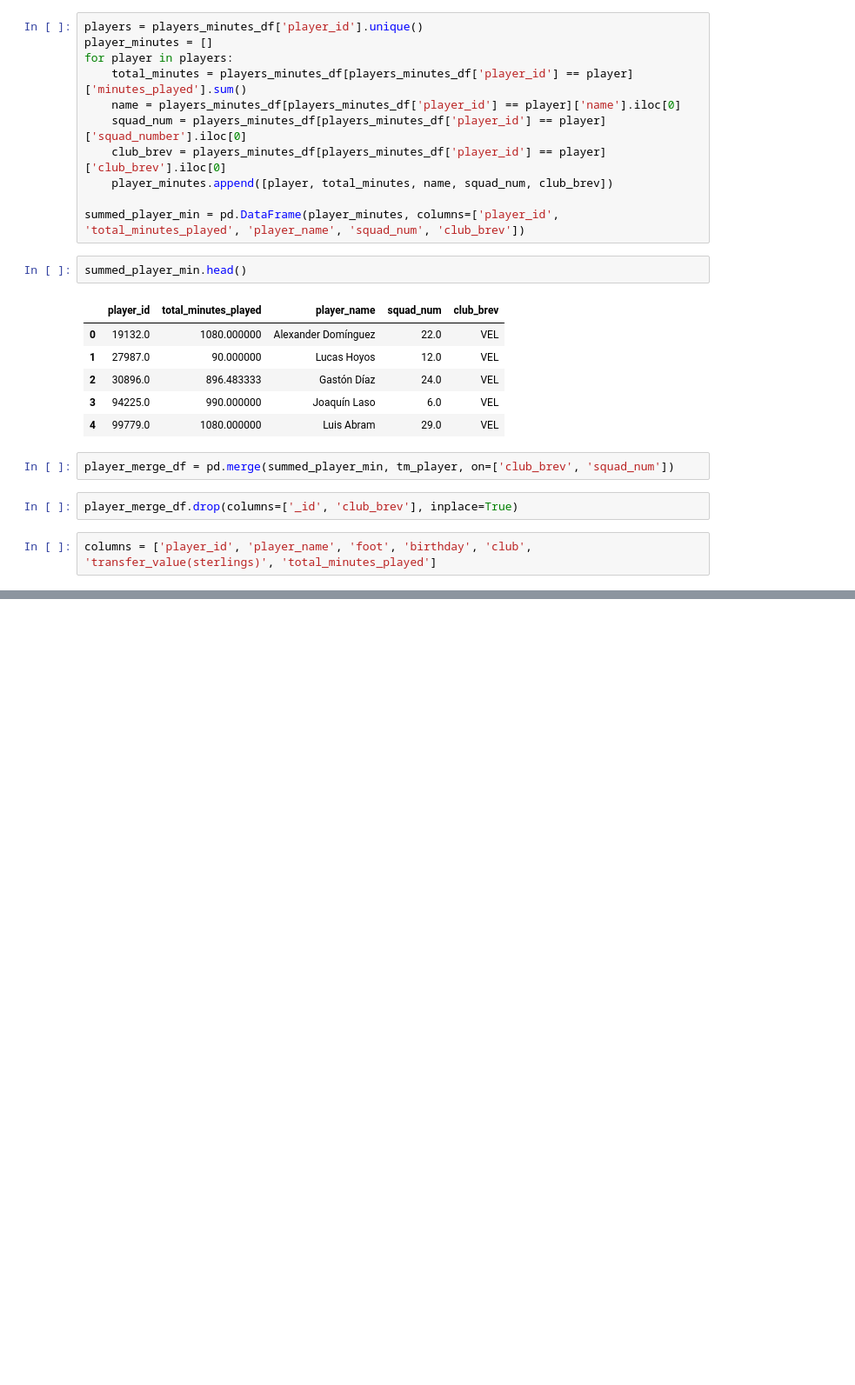
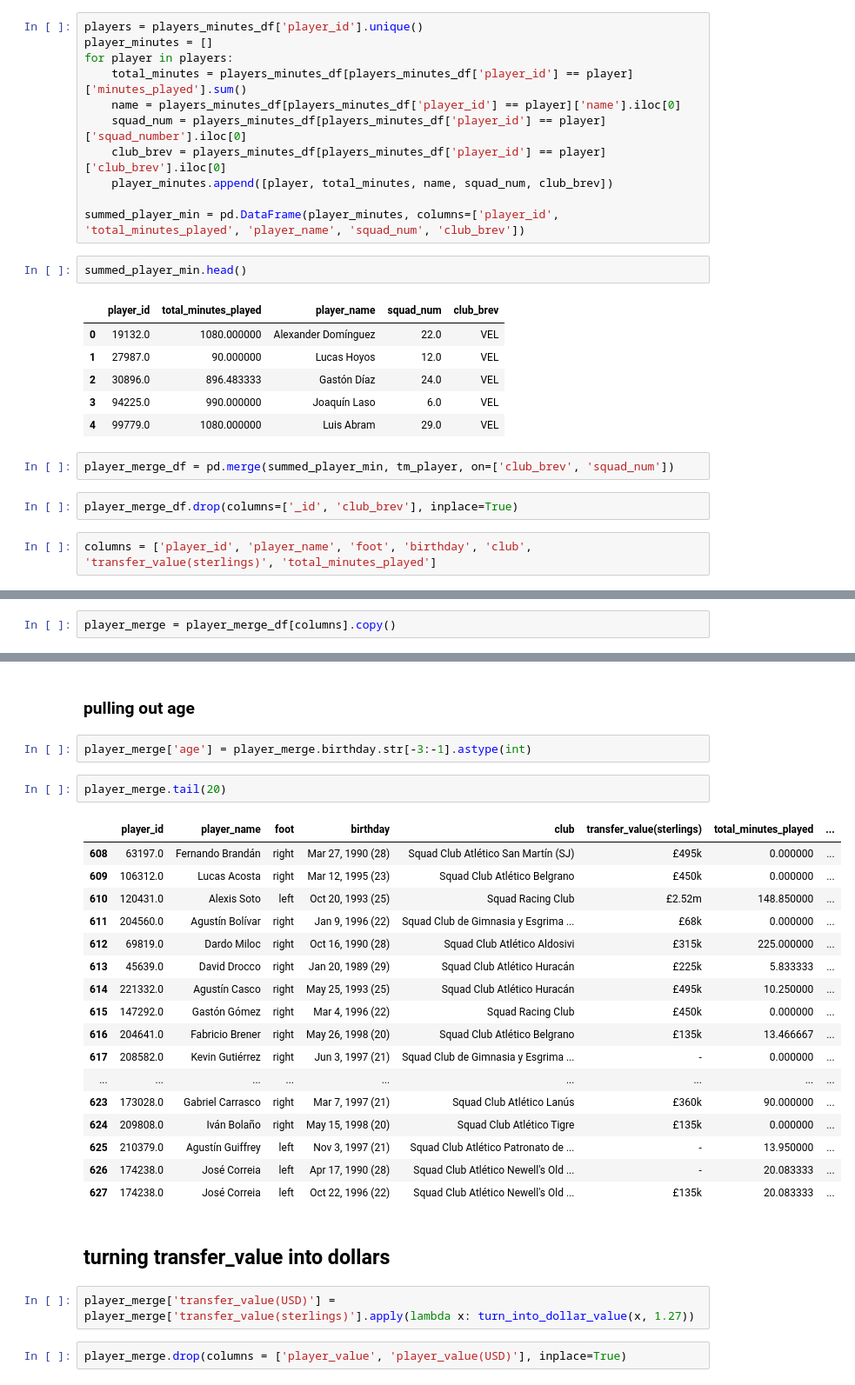
Before and after one commit to d-v-dlee/super_liga_xg, a Jupyter notebook: mongo_player_dec.ipynb, the cells around one changed output, grey strips where cells are left out. Shown at 87% size. Saved outputs shown, nothing was run; the diff lists cells and outputs as text; blank space fills up the shorter version.

Commit message:
write turn_into_dollar_value function, use it in notebook to create new dataframe

```diff
--- a/mongo_player_dec.ipynb
+++ b/mongo_player_dec.ipynb
@@ -246,0 +226,2 @@ player_merge_df[columns]
+# %%
+player_merge = player_merge_df[columns].copy()
@@ -246,0 +237,30 @@ player_merge_df[columns]
+# %% [markdown]
+### pulling out age
+# %%
+player_merge['age'] = player_merge.birthday.str[-3:-1].astype(int)
+# %%
+player_merge.tail(20)
+# %% [output]
+|  | player_id | player_name | foot | birthday | club | transfer_value(sterlings) | total_minutes_played | ... |
+| 608 | 63197.0 | Fernando Brandán | right | Mar 27, 1990 (28) | Squad Club Atlético San Martín (SJ) | £495k | 0.000000 | ... |
+| 609 | 106312.0 | Lucas Acosta | right | Mar 12, 1995 (23) | Squad Club Atlético Belgrano | £450k | 0.000000 | ... |
+| 610 | 120431.0 | Alexis Soto | left | Oct 20, 1993 (25) | Squad Racing Club | £2.52m | 148.850000 | ... |
+| 611 | 204560.0 | Agustín Bolívar | right | Jan 9, 1996 (22) | Squad Club de Gimnasia y Esgrima ... | £68k | 0.000000 | ... |
+| 612 | 69819.0 | Dardo Miloc | right | Oct 16, 1990 (28) | Squad Club Atlético Aldosivi | £315k | 225.000000 | ... |
+| 613 | 45639.0 | David Drocco | right | Jan 20, 1989 (29) | Squad Club Atlético Huracán | £225k | 5.833333 | ... |
+| 614 | 221332.0 | Agustín Casco | right | May 25, 1993 (25) | Squad Club Atlético Huracán | £495k | 10.250000 | ... |
+| 615 | 147292.0 | Gastón Gómez | right | Mar 4, 1996 (22) | Squad Racing Club | £450k | 0.000000 | ... |
+| 616 | 204641.0 | Fabricio Brener | right | May 26, 1998 (20) | Squad Club Atlético Belgrano | £135k | 13.466667 | ... |
+| 617 | 208582.0 | Kevin Gutiérrez | right | Jun 3, 1997 (21) | Squad Club de Gimnasia y Esgrima ... | - | 0.000000 | ... |
+| ... | ... | ... | ... | ... | ... | ... | ... | ... |
+| 623 | 173028.0 | Gabriel Carrasco | right | Mar 7, 1997 (21) | Squad Club Atlético Lanús | £360k | 90.000000 | ... |
+| 624 | 209808.0 | Iván Bolaño | right | May 15, 1998 (20) | Squad Club Atlético Tigre | £135k | 0.000000 | ... |
+| 625 | 210379.0 | Agustín Guiffrey | left | Nov 3, 1997 (21) | Squad Club Atlético Patronato de ... | - | 13.950000 | ... |
+| 626 | 174238.0 | José Correia | left | Apr 17, 1990 (28) | Squad Club Atlético Newell's Old ... | - | 20.083333 | ... |
+| 627 | 174238.0 | José Correia | left | Oct 22, 1996 (22) | Squad Club Atlético Newell's Old ... | £135k | 20.083333 | ... |
+# %% [markdown]
+## turning transfer_value into dollars
+# %%
+player_merge['transfer_value(USD)'] = player_merge['transfer_value(sterlings)'].apply(lambda x: turn_into_dollar_value(x, 1.27))
+# %%
+player_merge.drop(columns = ['player_value', 'player_value(USD)'], inplace=True)
```
Also changed, not shown: parts of 5 cells of this notebook, 1 other file.
